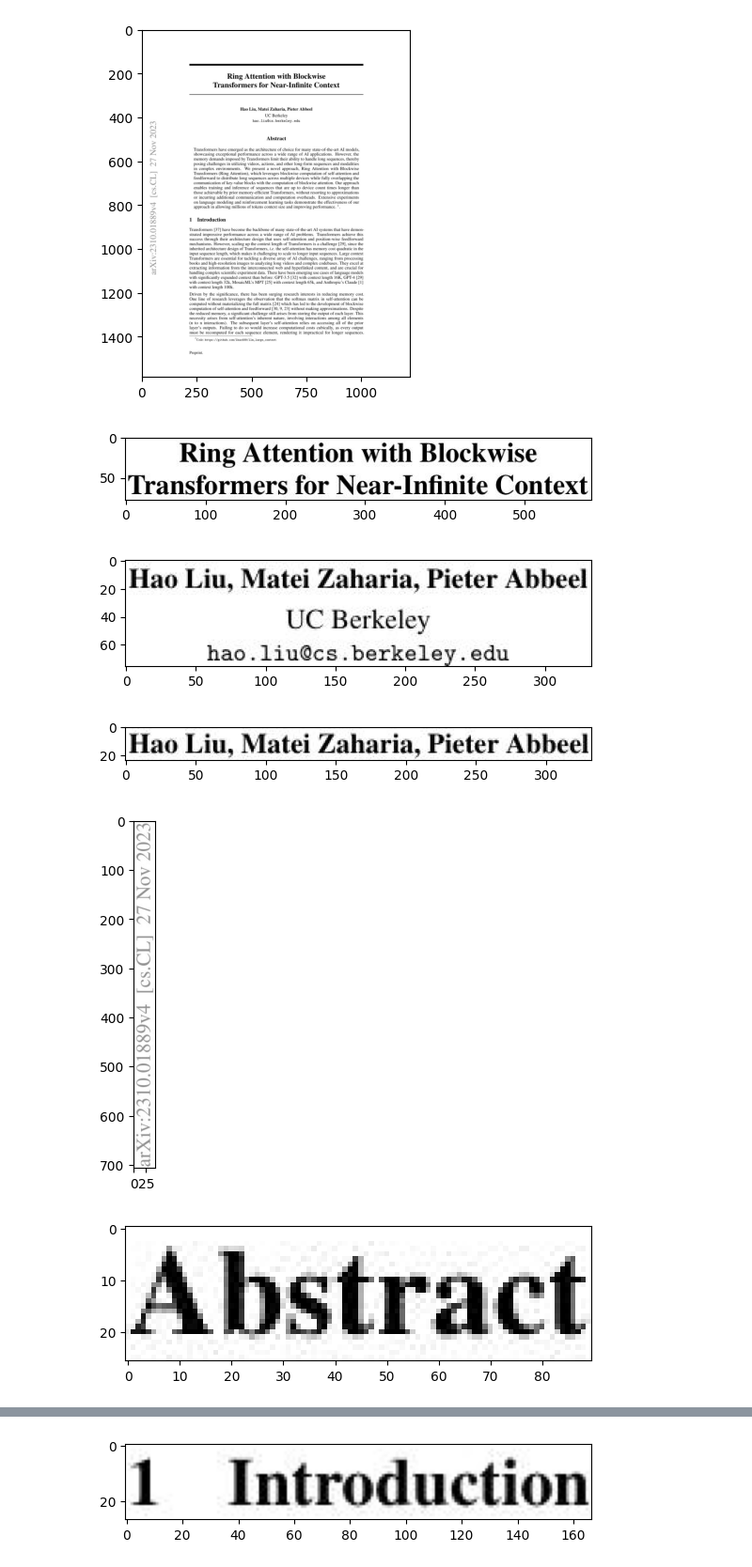
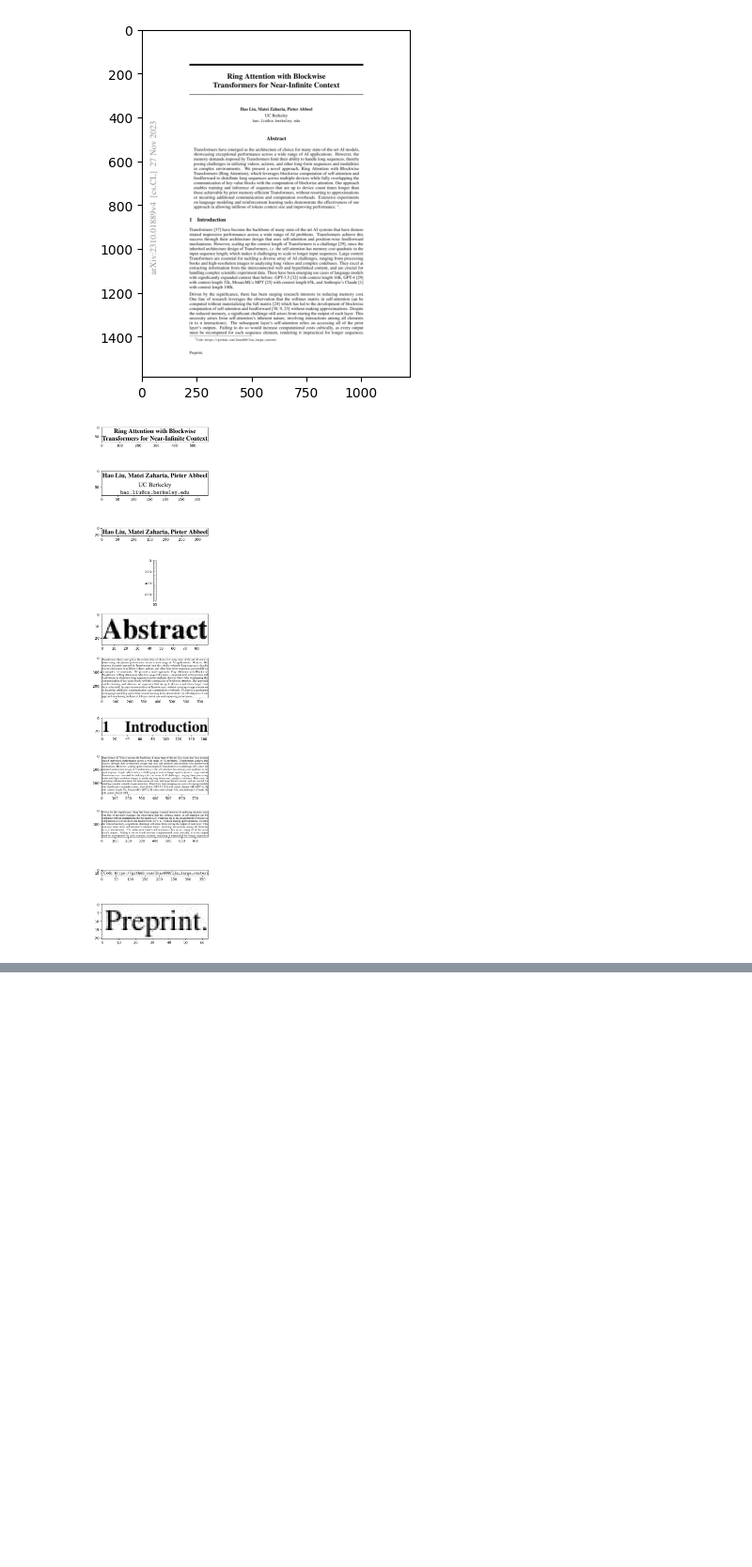
Before and after one commit to mesolitica/dynamic-batch-RAG-pipeline, a Jupyter notebook: notebook/document-layout.ipynb, the cells around one changed output, grey strips where cells are left out. Shown at 94% size. Cells and saved outputs as stored; diff of their text form; code cells hidden in the pictures; blank space fills up the shorter version.

```diff
--- a/notebook/document-layout.ipynb
+++ b/notebook/document-layout.ipynb
@@ -32,17 +32,17 @@ plt.show()
 [figure]
 # %%
 boxes = r['result'][0]['coordinates']
-for i in range(len(boxes)):
-    y_min = boxes[i]['y_min']
-    y_max = boxes[i]['y_max']
-    x_min = boxes[i]['x_min']
-    x_max = boxes[i]['x_max']
+
+fig, axs = plt.subplots(len(boxes), 1, figsize=(5, len(boxes) * 2))
+
+for i, box in enumerate(boxes):
+    y_min, y_max = box['y_min'], box['y_max']
+    x_min, x_max = box['x_min'], box['x_max']
     cropped_img = image_np[y_min:y_max, x_min:x_max]
-    plt.imshow(cropped_img)
-    plt.show()
+
+    axs[i].imshow(cropped_img)
+
+plt.tight_layout()
+plt.show()
 # %% [output]
-[figure, old version]
+[figure, new version]
-[figure, removed]
-[figure, removed]
-[figure, removed]
-[figure, removed]
@@ -50 +48,0 @@ for i in range(len(boxes)):
-[figure, removed]
```
Also changed, not shown: parts of 2 cells of this notebook, 10 other files.
